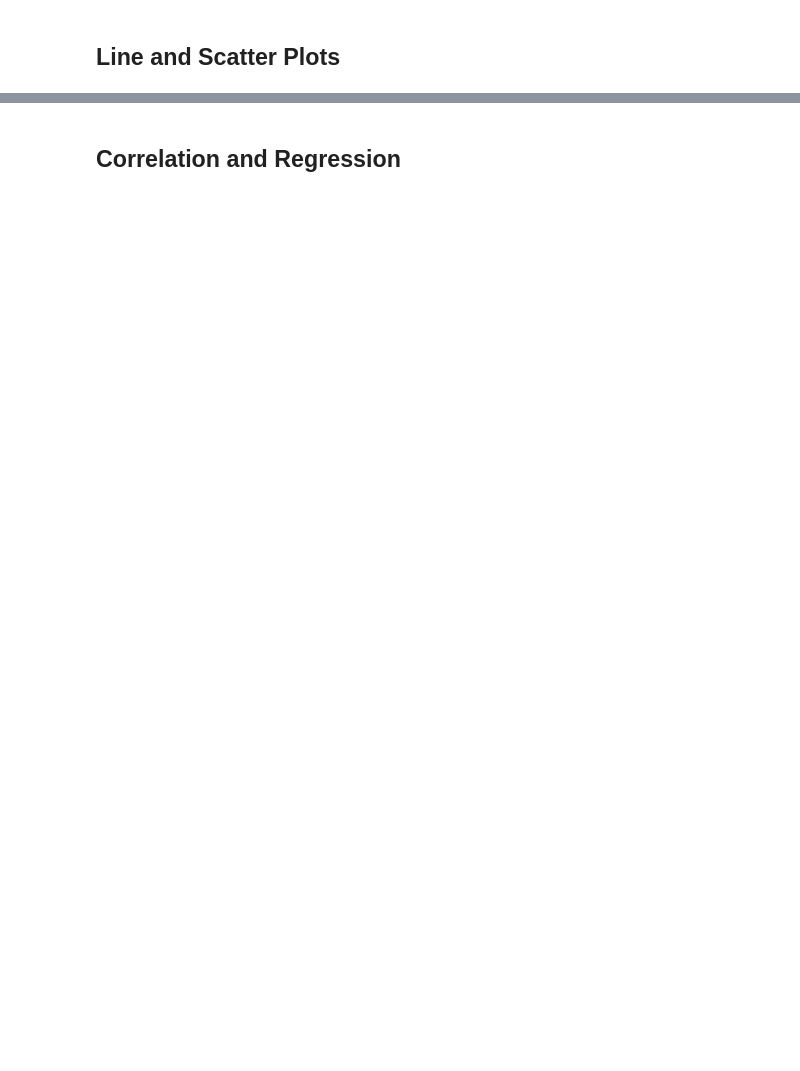
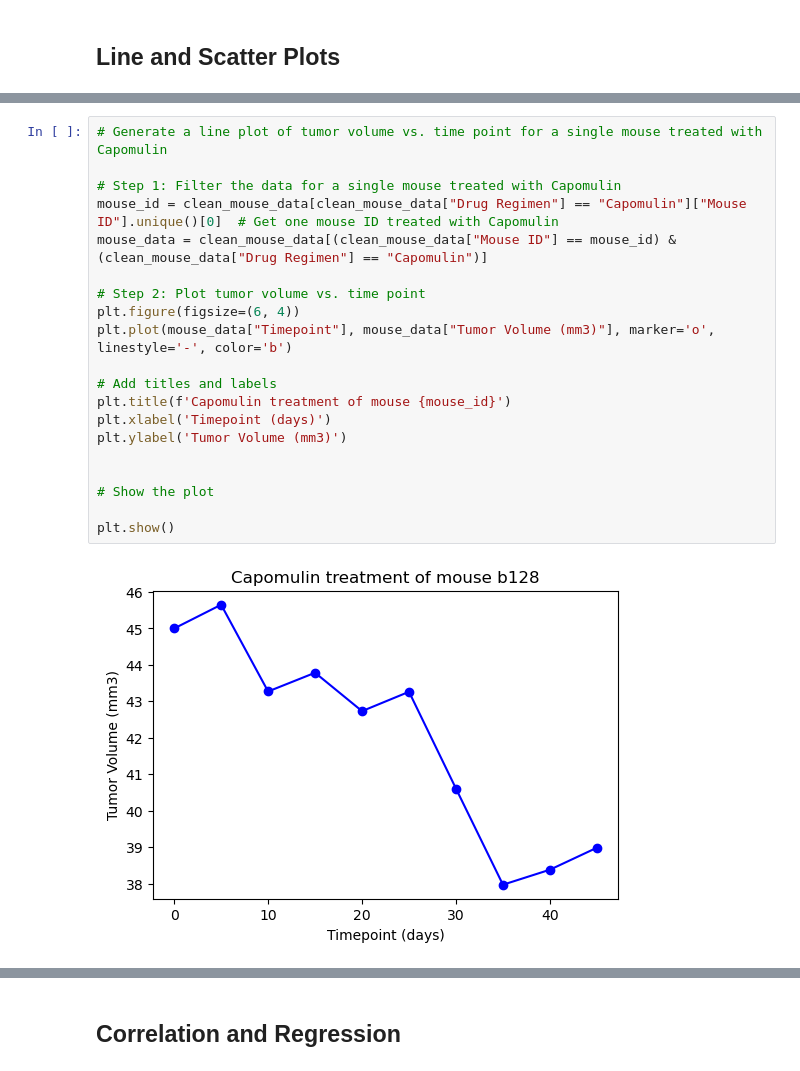
Before and after one commit to cmaijala/Matplotlib-challenge, a Jupyter notebook: Pymaceuticals/pymaceuticals_starter.ipynb, the cells around one changed output, grey strips where cells are left out. Cells and saved outputs as stored; diff of their text form; blank space fills up the shorter version.

```diff
--- a/Pymaceuticals/pymaceuticals_starter.ipynb
+++ b/Pymaceuticals/pymaceuticals_starter.ipynb
@@ -279,0 +280,22 @@ Ceftamin's potential outliers: Series([], Name: Tumor Volume (mm3), dtype: float
+# %%
+# Generate a line plot of tumor volume vs. time point for a single mouse treated with Capomulin
+
+# Step 1: Filter the data for a single mouse treated with Capomulin
+mouse_id = clean_mouse_data[clean_mouse_data["Drug Regimen"] == "Capomulin"]["Mouse ID"].unique()[0]  # Get one mouse ID treated with Capomulin
+mouse_data = clean_mouse_data[(clean_mouse_data["Mouse ID"] == mouse_id) & (clean_mouse_data["Drug Regimen"] == "Capomulin")]
+
+# Step 2: Plot tumor volume vs. time point
+plt.figure(figsize=(6, 4))
+plt.plot(mouse_data["Timepoint"], mouse_data["Tumor Volume (mm3)"], marker='o', linestyle='-', color='b')
+
+# Add titles and labels
+plt.title(f'Capomulin treatment of mouse {mouse_id}')
+plt.xlabel('Timepoint (days)')
+plt.ylabel('Tumor Volume (mm3)')
+
+
+# Show the plot
+
+plt.show()
+# %% [output]
+[figure, added]
```
Also changed, not shown: parts of 11 cells of this notebook, 1 other file.
